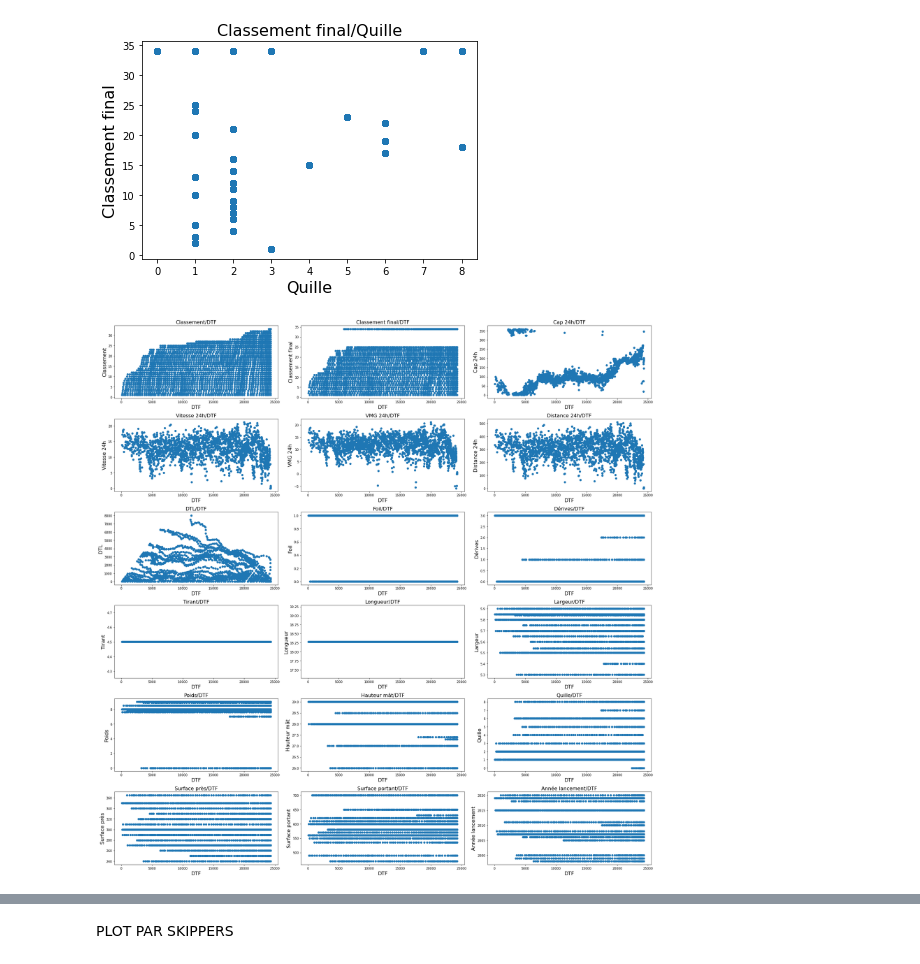
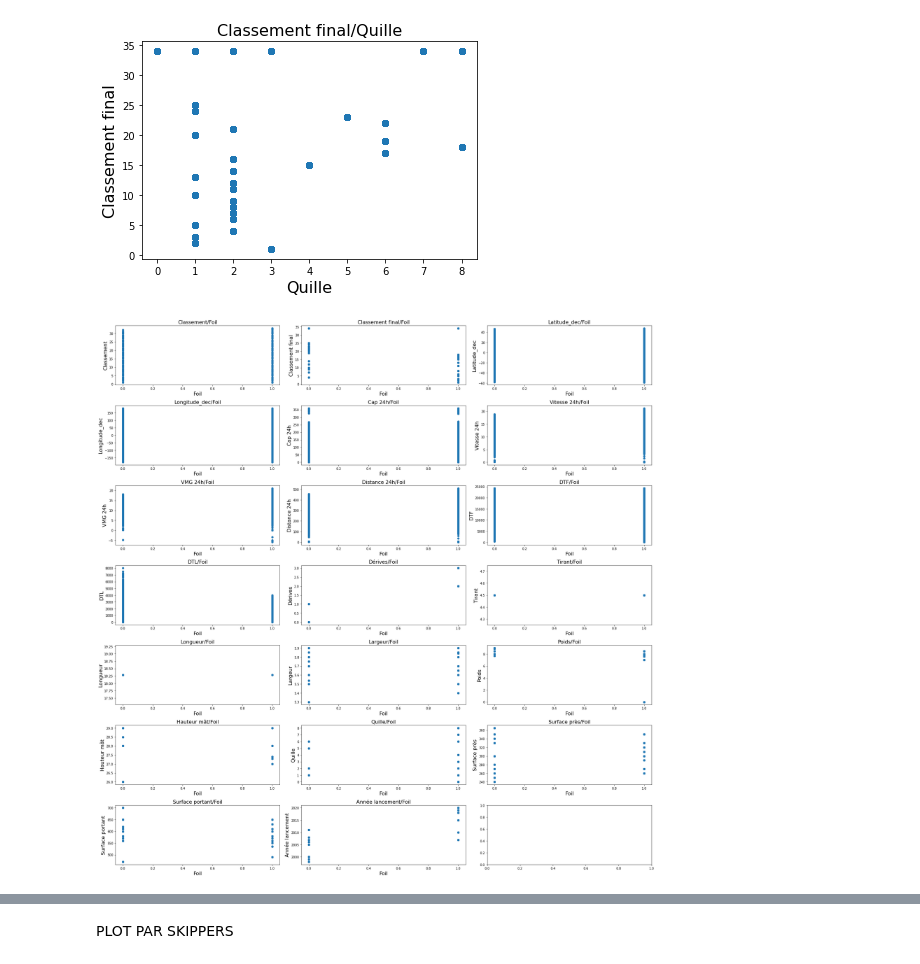
Before and after one commit to Kit-Data-Science-Telecom-2021-2022/lgp, a Jupyter notebook: Projet_final/projet-final-lgp.ipynb, the cells around one changed output, grey strips where cells are left out. Drawn from its saved outputs; the diff is of its cells as text; code cells hidden in the pictures.

```diff
--- a/Projet_final/projet-final-lgp.ipynb
+++ b/Projet_final/projet-final-lgp.ipynb
@@ -165,6 +165,13 @@ def create_dataframe_from_files(path, verbose=True):
         print("done")
     return df
 
+##############################################################
+## Fonction qui convertit les coordonnées en format décimal ##
+##############################################################
+
+def dms2dec(deg, mn, sec):
+    return deg + mn / 60 + sec / 3600
+
 def clean_data(df, verbose=True):
     """
     Cleanup des noms de colonnes
@@ -204,6 +211,17 @@ def clean_data(df, verbose=True):
     # ce sont les abandons
     df = df.dropna()
 
+    A = df['Longitude'].str.extract("(.*)°(..).(..)'.").astype(int)
+    A['D'] = df['Longitude'].str.extract(".*'(.)").astype(str)
+    df['Longitude_dec'] = dms2dec(A[0],A[1],A[2])
+    df['Longitude_dec'] = np.where(A['D'] == 'W', -df['Longitude_dec'], df['Longitude_dec'])
+
+    B = df['Latitude'].str.extract("(.*)°(..).(..)'.").astype(int)
+    B['D'] = df['Latitude'].str.extract(".*'(.)").astype(str)
+    df['Latitude_dec'] = dms2dec(B[0],B[1],B[2])
+    df['Latitude_dec'] = np.where(B['D'] == 'S', -df['Latitude_dec'], df['Latitude_dec'])
+
+
     print("done")
     return df
 
@@ -475,6 +492,7 @@ def last_cleanup(df):
            'Cap 30m', 'Vitesse 30m', 'VMG 30m', 'Distance 30m', 'Cap dernier',
            'Vitesse dernier', 'VMG dernier', 'Distance dernier', 'Cap 24h',
            'Vitesse 24h', 'VMG 24h', 'Distance 24h', 'DTF', 'DTL',
+             'Latitude', 'Longitude', 'Latitude_dec', 'Longitude_dec',
            'Fichier de resultats', 'Foil', 'Dérives', 'Tirant', 'Longueur', 'Largeur', 'Poids',
            'Hauteur mât', 'Quille', 'Surface près', 'Surface portant',
            'Année lancement', 'Ancien nom']
@@ -491,16 +509,23 @@ def merge(df):
         df_tech_info = pd.DataFrame(tech_info).T
         df_merge = pd.merge(df, df_tech_info, on="Voile")
         df_merge = last_cleanup(df_merge)
+        df = df.reset_index()
+        df = df.set_index('Timestamp').sort_index()
 
         df_merge.to_pickle(PICKLE_DF_TECH)
         print(f"Pickle file {PICKLE_DF_TECH} saved.")
     else:
         print(f"\nLoading data from pickle file {PICKLE_DF_TECH}...", end='')
         df_merge = pd.read_pickle(PICKLE_DF_TECH)
+        df_merge = df_merge.set_index('Timestamp').sort_index()
+
         print(' done')
         print(f'\n(Note: if you need to renew pickle content remove file {PICKLE_DF_TECH} manually)')
     return df_merge
 
 df = merge(df)
+df = df.reset_index()
+df = df.set_index('Timestamp').sort_index()
+
 mapping_derives, mapping_quilles
 # %% [output]
@@ -636,6 +664,6 @@ Index(['Timestamp', 'Classement', 'Classement final', 'Skipper', 'Bateau',
 # %%
 cols_temp = ['Classement', 'Classement final', 'Skipper', \
-             'Bateau', 'Voile', 'Pays', 'Heure FR', 'Latitude', 'Longitude', \
+             'Bateau', 'Voile', 'Pays', 'Heure FR', 'Latitude', 'Longitude','Latitude_dec', 'Longitude_dec', \
              'Cap 24h', 'Vitesse 24h', 'VMG 24h', 'Distance 24h', 'DTF', 'DTL', \
              'Fichier de resultats', 'Foil', 'Dérives', 'Tirant', 'Longueur', 'Largeur', \
              'Poids', 'Hauteur mât', 'Quille', 'Surface près', 'Surface portant', \
@@ -813,9 +1035,9 @@ show_one_graph(num_df,  "Classement final", "Quille")
 # %% [output]
 [figure]
 # %%
-show_graphs(num_df, "DTF")
+show_graphs(num_df, "Foil")
 # %% [output]
-[figure, old version]
+[figure, new version]
 # %%
 
 def show_plot_graph(num_df, nom_colonne_y, nom_colonne_x):
```
Also changed, not shown: parts of 77 cells of this notebook.
